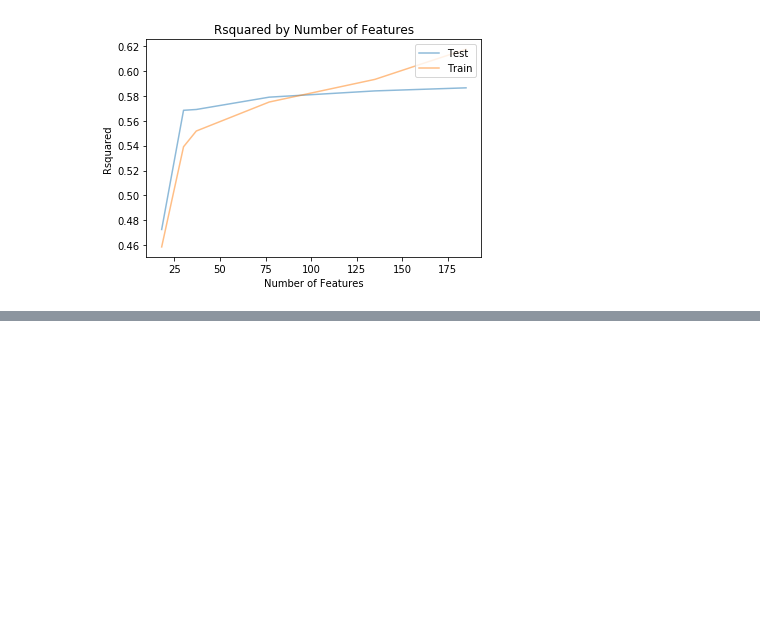
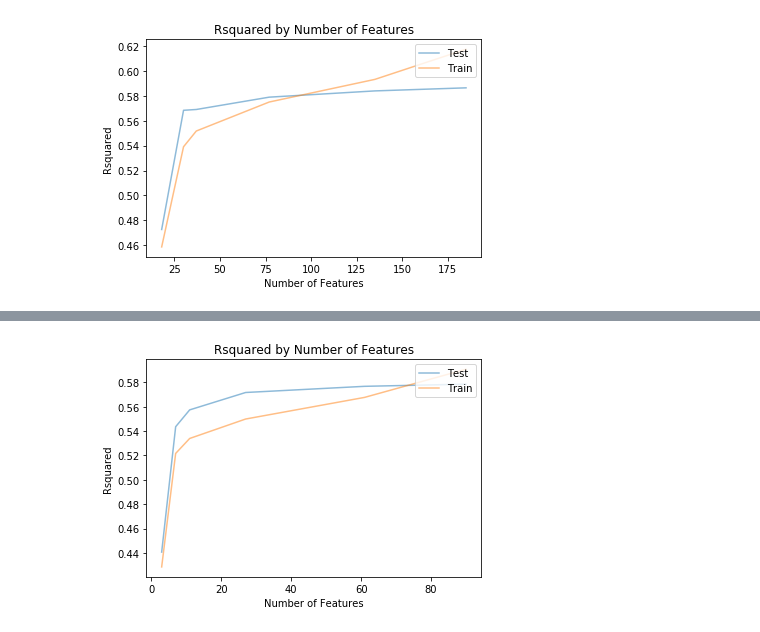
Before and after one commit to RezaJalayer/Seattle_AirBnB_housing_price, a Jupyter notebook: Airb&b_seattle_housing.ipynb, the cells around one changed output, grey strips where cells are left out. Saved outputs shown, nothing was run; the diff lists cells and outputs as text; code cells hidden in the pictures; blank space fills up the shorter version.

```diff
--- a/Airb&b_seattle_housing.ipynb
+++ b/Airb&b_seattle_housing.ipynb
@@ -435,0 +468,10 @@ Sea_List_Feat.head()
+# %%
+# extract the categorical columns and create dummy variables and drop the origimal column
+
+cat_cols = Sea_List_fFeat.select_dtypes(include=['object']).columns.tolist()
+
+for col in cat_cols:
+    dummy = pd.get_dummies(Sea_List_fFeat[col], dummy_na=False,prefix=col)
+    Sea_List_fFeat = pd.concat([Sea_List_fFeat,dummy],axis=1)
+
+Sea_List_fFeat.drop(columns=cat_cols,inplace=True)
@@ -435,0 +498,4 @@ Sea_List_Feat.head()
+# %%
+# simplified version, fewer faetures
+Sea_List_sFeat = Sea_List[["neighbourhood_cleansed","property_type","room_type","accommodates","bathrooms","bedrooms",
+                         "beds","bed_type","price","guests_included","extra_people"]]
@@ -435,0 +533,16 @@ Sea_List_Feat.head()
+# %%
+# extract the numeric columns and replace the missing values with mean value
+num_cols = Sea_List_sFeat.select_dtypes(include=['int64','float64']).columns.tolist()
+
+values=Sea_List_sFeat.mean(axis=0)
+Sea_List_sFeat = Sea_List_sFeat.fillna(value=values)
+# %%
+# extract the categorical columns and create dummy variables and drop the origimal column
+
+cat_cols = Sea_List_sFeat.select_dtypes(include=['object']).columns.tolist()
+
+for col in cat_cols:
+    dummy = pd.get_dummies(Sea_List_sFeat[col], dummy_na=False,prefix=col)
+    Sea_List_sFeat = pd.concat([Sea_List_sFeat,dummy],axis=1)
+
+Sea_List_sFeat.drop(columns=cat_cols,inplace=True)
@@ -518,0 +658,9 @@ r2_scores_test,r2_scores_train
+# %%
+# fewer features model evaluation
+X = Sea_List_sFeat.drop(columns=['price'])
+y = Sea_List_sFeat.price
+cutoffs =  [5000, 2500, 1000, 100, 30, 15]
+
+r2_scores_test, r2_scores_train, lm_model, X_train, X_test, y_train, y_test = find_optimal_lm_mod(X, y, cutoffs)
+# %% [output]
+[figure, added]
```
Also changed, not shown: parts of 123 cells of this notebook.
